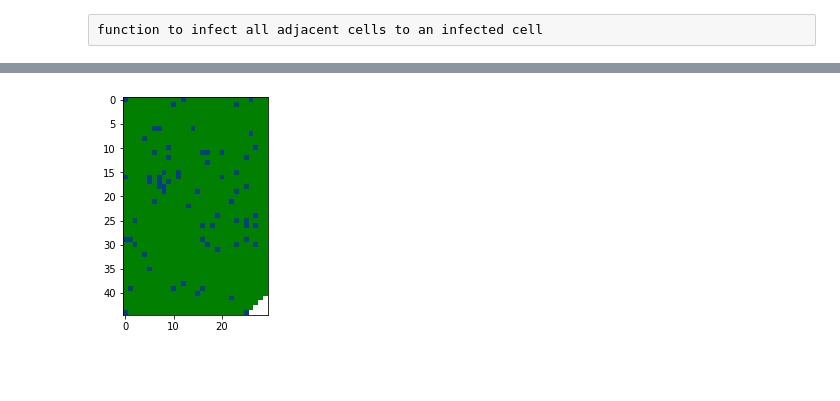
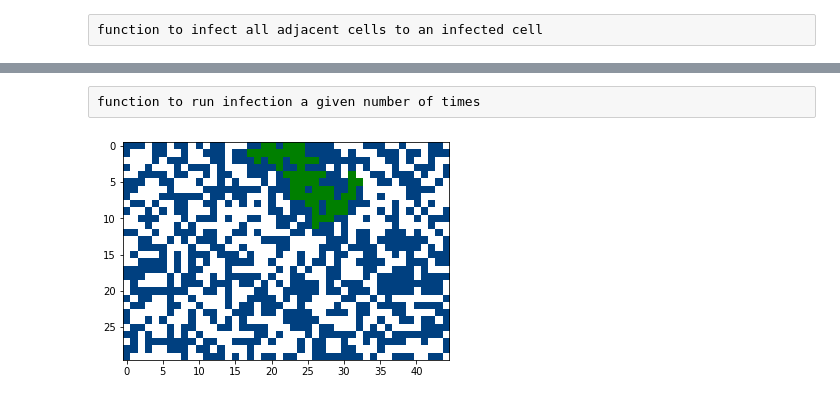
Before and after one commit to eekraus/PHYS250, a Jupyter notebook: final-project-eekraus/project.ipynb, the cells around one changed output, grey strips where cells are left out. Drawn from its saved outputs; the diff is of its cells as text; code cells hidden in the pictures; blank space fills up the shorter version.

```diff
--- a/final-project-eekraus/project.ipynb
+++ b/final-project-eekraus/project.ipynb
@@ -126,4 +126,4 @@ def infectneighbors(pop):
             person2 = (i, j+1)
             newpop = infect(newpop, person2)
 
-    return infectedcells
+    return newpop
@@ -139,14 +242,16 @@ plotpop(newp)
+# %% [raw]
+function to run infection a given number of times
 # %%
-def spreadinfect(pop, iterations):
+def runinfectn(pop, iterations):
     i = 0
     while i < iterations:
         infectneighbors(pop)
         i += 1
     plotpop(pop)
 # %%
-p = population(45,30)
-percimmune(.05, p)
-newp = infect(p, (7, 2))
-spreadinfect(newp, 60)
+p = population(30,45)
+percimmune(.5, p)
+newp = infect(p, (0, 23))
+runinfectn(newp, 20)
 # %% [output]
-[figure, old version]
+[figure, new version]
```
Also changed, not shown: parts of 15 cells of this notebook.
